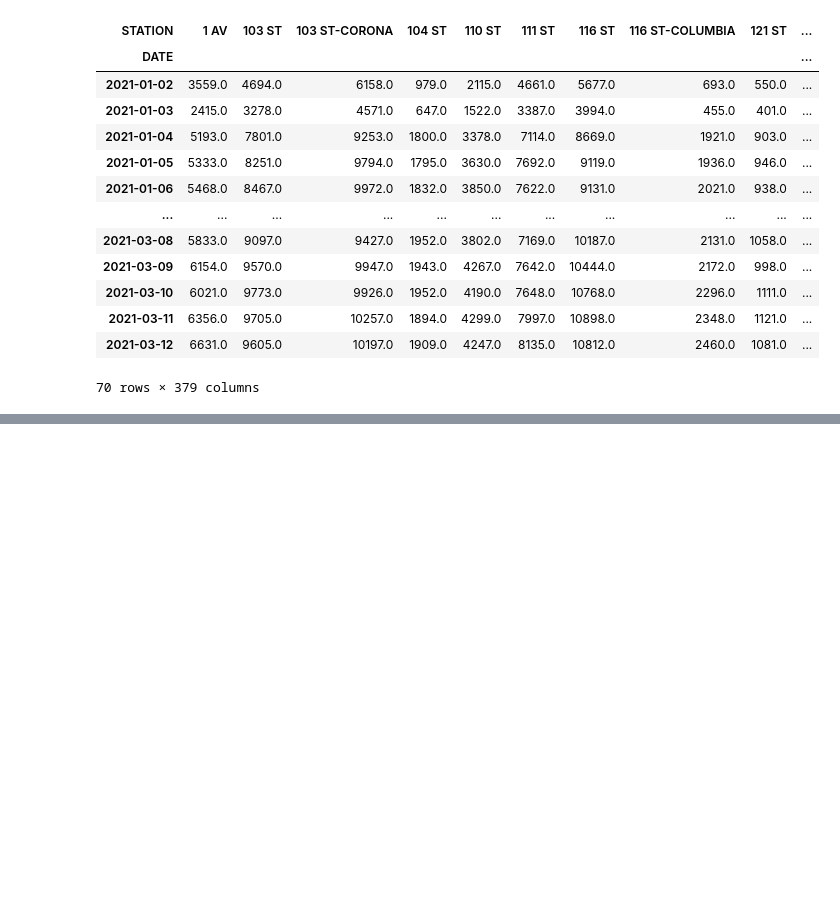
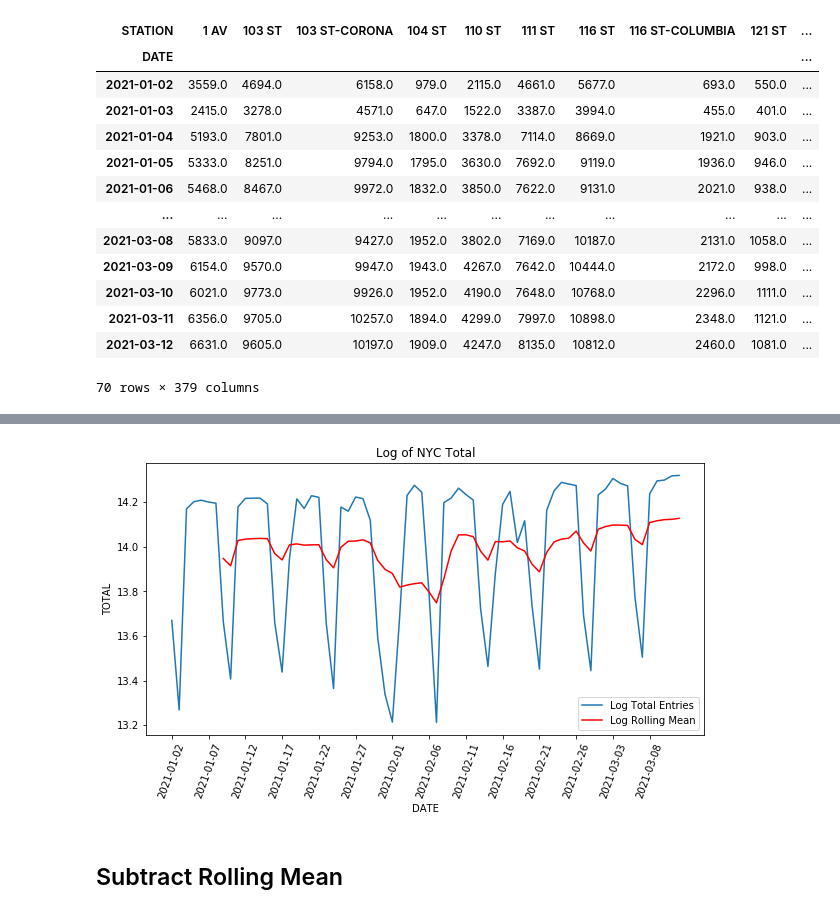
Before and after one commit to justinm0rgan/mta-turnstile-covid, a Jupyter notebook: modeling.ipynb, the cells around one changed output, grey strips where cells are left out. Saved outputs shown, nothing was run; the diff lists cells and outputs as text; code cells hidden in the pictures; blank space fills up the shorter version.

```diff
--- a/modeling.ipynb
+++ b/modeling.ipynb
@@ -37,0 +64,14 @@ df
+# %%
+log_roll_mean = np.log(df["TOTAL"]).rolling(window=8, center=False).mean()
+
+plt.figure(figsize=(10,5));
+ax = sns.lineplot( data=np.log(df["TOTAL"]), label="Log Total Entries");
+plt.plot(log_roll_mean, color='red', label='Log Rolling Mean')
+ax.set(xticks=[x for x in df.index.values if df.index.get_loc(x)%5==0]);
+plt.xticks(rotation=70);
+plt.legend(loc='best');
+plt.title('Log of NYC Total');
+# %% [output]
+[figure, added]
+# %% [markdown]
+## Subtract Rolling Mean
```
Also changed, not shown: parts of 9 cells of this notebook, 1 other file.
